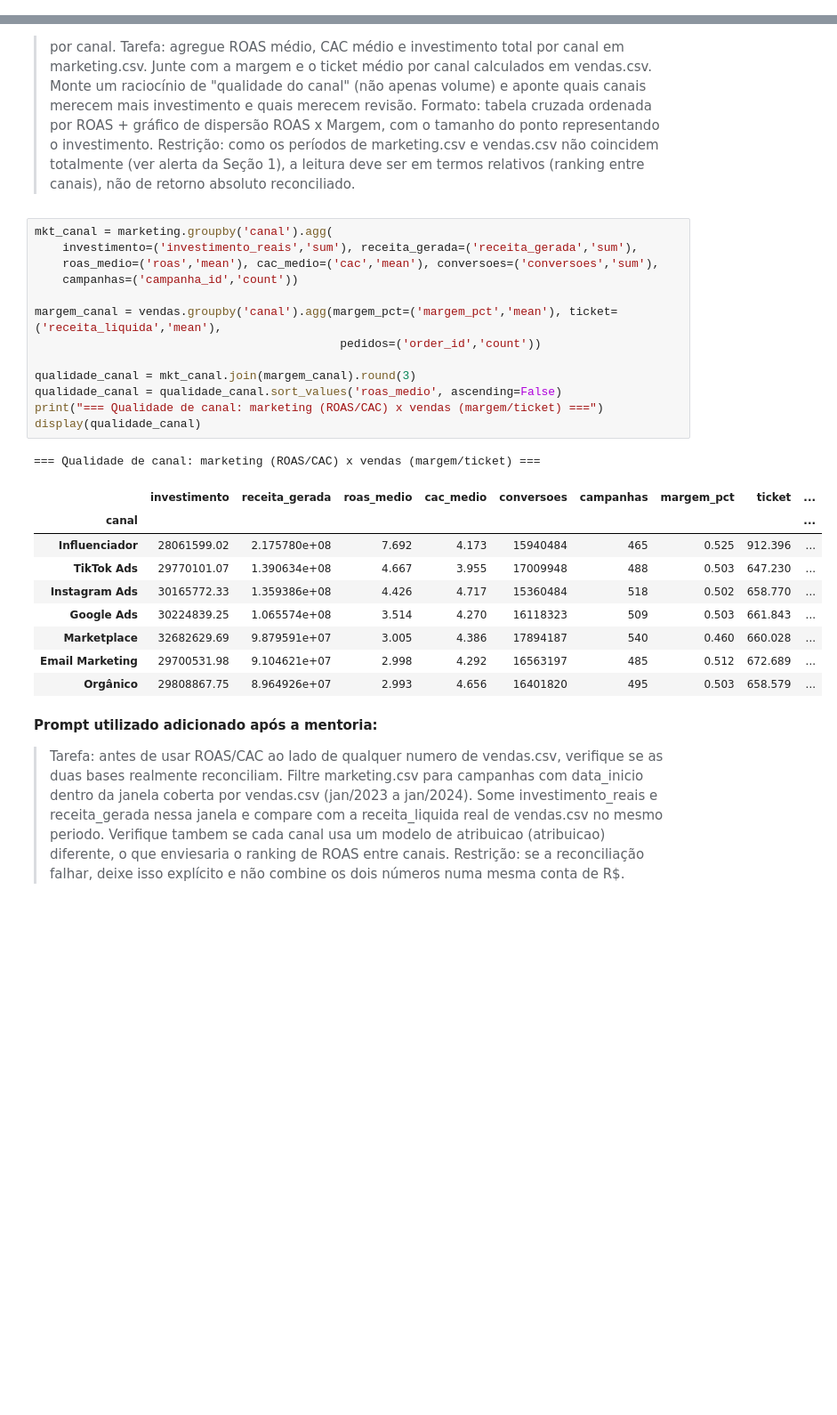
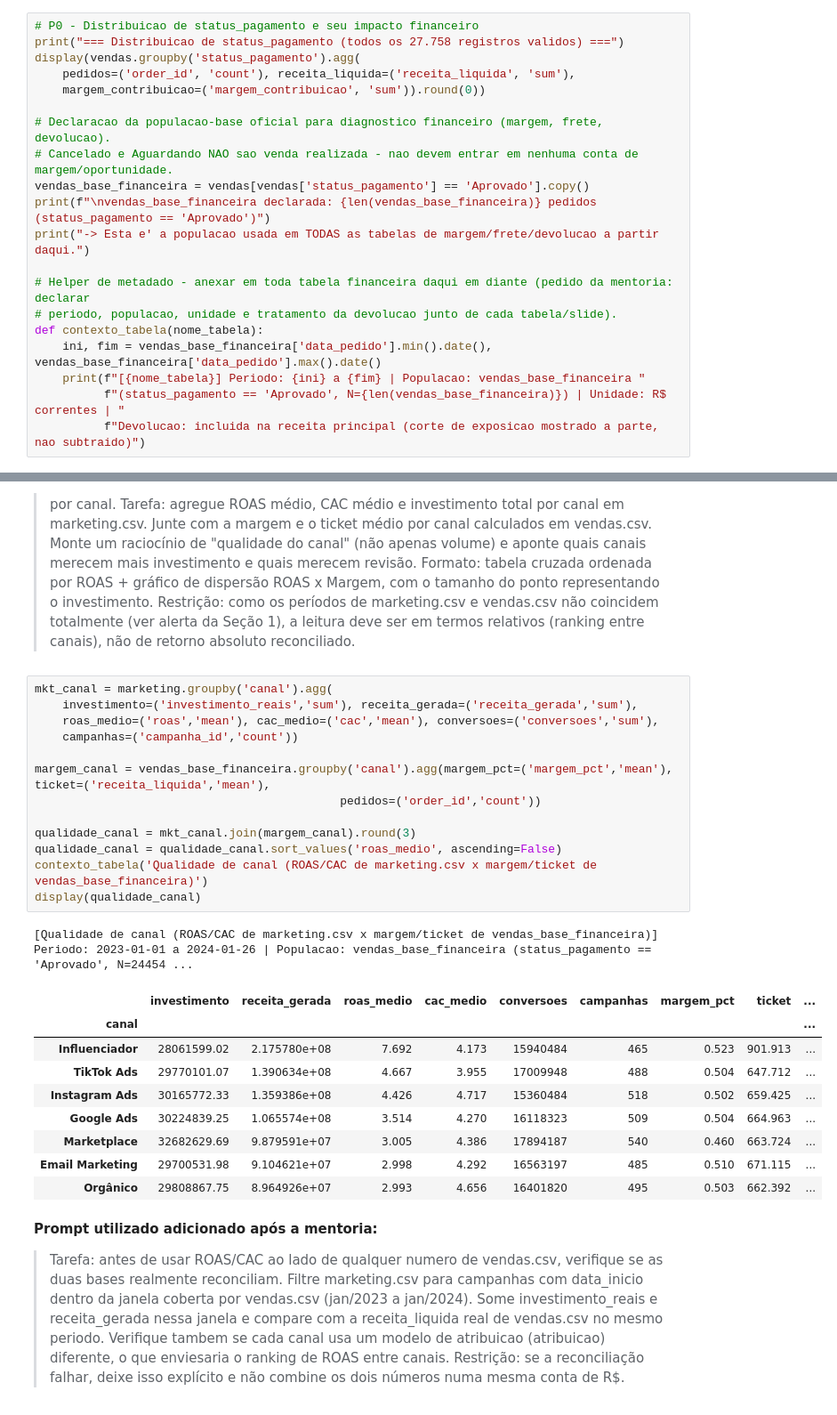
Before and after one commit to anapbatista/BootCamp-EloGroup, a Jupyter notebook: Case_Vertice_AED_Completa.ipynb, the cells around one changed output, grey strips where cells are left out. Shown at 89% size. Saved outputs shown, nothing was run; the diff lists cells and outputs as text; blank space fills up the shorter version.

```diff
--- a/Case_Vertice_AED_Completa.ipynb
+++ b/Case_Vertice_AED_Completa.ipynb
@@ -230,0 +242,20 @@ Desses, % cujo order_id EXISTE em vendas.csv: 34.6%  (n=12404)
+# %%
+# P0 - Distribuicao de status_pagamento e seu impacto financeiro
+print("=== Distribuicao de status_pagamento (todos os 27.758 registros validos) ===")
+display(vendas.groupby('status_pagamento').agg(
+    pedidos=('order_id', 'count'), receita_liquida=('receita_liquida', 'sum'),
+    margem_contribuicao=('margem_contribuicao', 'sum')).round(0))
+
+# Declaracao da populacao-base oficial para diagnostico financeiro (margem, frete, devolucao).
+# Cancelado e Aguardando NAO sao venda realizada - nao devem entrar em nenhuma conta de margem/oportunidade.
+vendas_base_financeira = vendas[vendas['status_pagamento'] == 'Aprovado'].copy()
+print(f"\nvendas_base_financeira declarada: {len(vendas_base_financeira)} pedidos (status_pagamento == 'Aprovado')")
+print("-> Esta e' a populacao usada em TODAS as tabelas de margem/frete/devolucao a partir daqui.")
+
+# Helper de metadado - anexar em toda tabela financeira daqui em diante (pedido da mentoria: declarar
+# periodo, populacao, unidade e tratamento da devolucao junto de cada tabela/slide).
+def contexto_tabela(nome_tabela):
+    ini, fim = vendas_base_financeira['data_pedido'].min().date(), vendas_base_financeira['data_pedido'].max().date()
+    print(f"[{nome_tabela}] Periodo: {ini} a {fim} | Populacao: vendas_base_financeira "
+          f"(status_pagamento == 'Aprovado', N={len(vendas_base_financeira)}) | Unidade: R$ correntes | "
+          f"Devolucao: incluida na receita principal (corte de exposicao mostrado a parte, nao subtraido)")
@@ -565,27 +657,27 @@ Oportunidade anualizada: R$ 138,374 / ano  (valor anterior, calculado com media
 # %%
 mkt_canal = marketing.groupby('canal').agg(
     investimento=('investimento_reais','sum'), receita_gerada=('receita_gerada','sum'),
     roas_medio=('roas','mean'), cac_medio=('cac','mean'), conversoes=('conversoes','sum'),
     campanhas=('campanha_id','count'))
 
-margem_canal = vendas.groupby('canal').agg(margem_pct=('margem_pct','mean'), ticket=('receita_liquida','mean'),
+margem_canal = vendas_base_financeira.groupby('canal').agg(margem_pct=('margem_pct','mean'), ticket=('receita_liquida','mean'),
                                             pedidos=('order_id','count'))
 
 qualidade_canal = mkt_canal.join(margem_canal).round(3)
 qualidade_canal = qualidade_canal.sort_values('roas_medio', ascending=False)
-print("=== Qualidade de canal: marketing (ROAS/CAC) x vendas (margem/ticket) ===")
+contexto_tabela('Qualidade de canal (ROAS/CAC de marketing.csv x margem/ticket de vendas_base_financeira)')
 display(qualidade_canal)
 # %% [output]
-=== Qualidade de canal: marketing (ROAS/CAC) x vendas (margem/ticket) ===
+[Qualidade de canal (ROAS/CAC de marketing.csv x margem/ticket de vendas_base_financeira)] Periodo: 2023-01-01 a 2024-01-26 | Populacao: vendas_base_financeira (status_pagamento == 'Aprovado', N=24454 ...
 |  | investimento | receita_gerada | roas_medio | cac_medio | conversoes | campanhas | margem_pct | ticket | ... |
 | canal |  |  |  |  |  |  |  |  | ... |
-| Influenciador | 28061599.02 | 2.175780e+08 | 7.692 | 4.173 | 15940484 | 465 | 0.525 | 912.396 | ... |
-| TikTok Ads | 29770101.07 | 1.390634e+08 | 4.667 | 3.955 | 17009948 | 488 | 0.503 | 647.230 | ... |
-| Instagram Ads | 30165772.33 | 1.359386e+08 | 4.426 | 4.717 | 15360484 | 518 | 0.502 | 658.770 | ... |
-| Google Ads | 30224839.25 | 1.065574e+08 | 3.514 | 4.270 | 16118323 | 509 | 0.503 | 661.843 | ... |
-| Marketplace | 32682629.69 | 9.879591e+07 | 3.005 | 4.386 | 17894187 | 540 | 0.460 | 660.028 | ... |
-| Email Marketing | 29700531.98 | 9.104621e+07 | 2.998 | 4.292 | 16563197 | 485 | 0.512 | 672.689 | ... |
-| Orgânico | 29808867.75 | 8.964926e+07 | 2.993 | 4.656 | 16401820 | 495 | 0.503 | 658.579 | ... |
+| Influenciador | 28061599.02 | 2.175780e+08 | 7.692 | 4.173 | 15940484 | 465 | 0.523 | 901.913 | ... |
+| TikTok Ads | 29770101.07 | 1.390634e+08 | 4.667 | 3.955 | 17009948 | 488 | 0.504 | 647.712 | ... |
+| Instagram Ads | 30165772.33 | 1.359386e+08 | 4.426 | 4.717 | 15360484 | 518 | 0.502 | 659.425 | ... |
+| Google Ads | 30224839.25 | 1.065574e+08 | 3.514 | 4.270 | 16118323 | 509 | 0.504 | 664.963 | ... |
+| Marketplace | 32682629.69 | 9.879591e+07 | 3.005 | 4.386 | 17894187 | 540 | 0.460 | 663.724 | ... |
+| Email Marketing | 29700531.98 | 9.104621e+07 | 2.998 | 4.292 | 16563197 | 485 | 0.510 | 671.115 | ... |
+| Orgânico | 29808867.75 | 8.964926e+07 | 2.993 | 4.656 | 16401820 | 495 | 0.503 | 662.392 | ... |
 # %% [markdown]
 **Prompt utilizado adicionado após a mentoria:**
 
```
Also changed, not shown: parts of 34 cells of this notebook.
